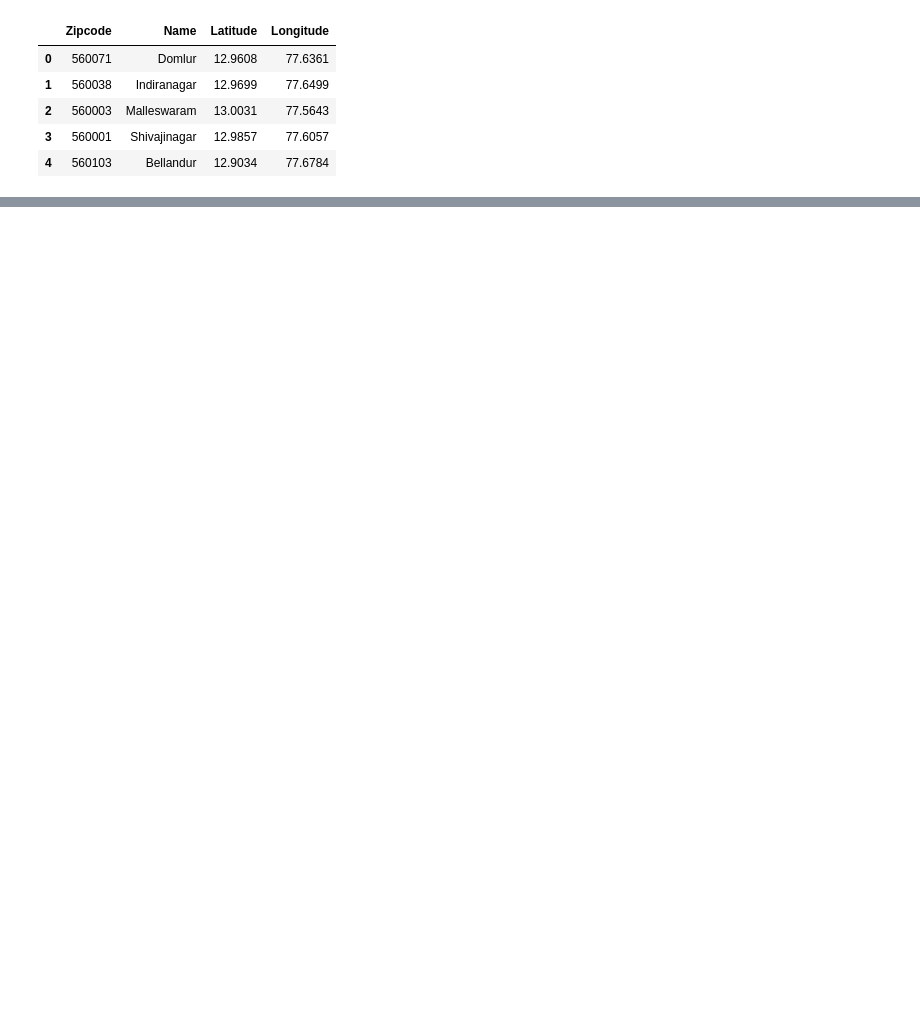
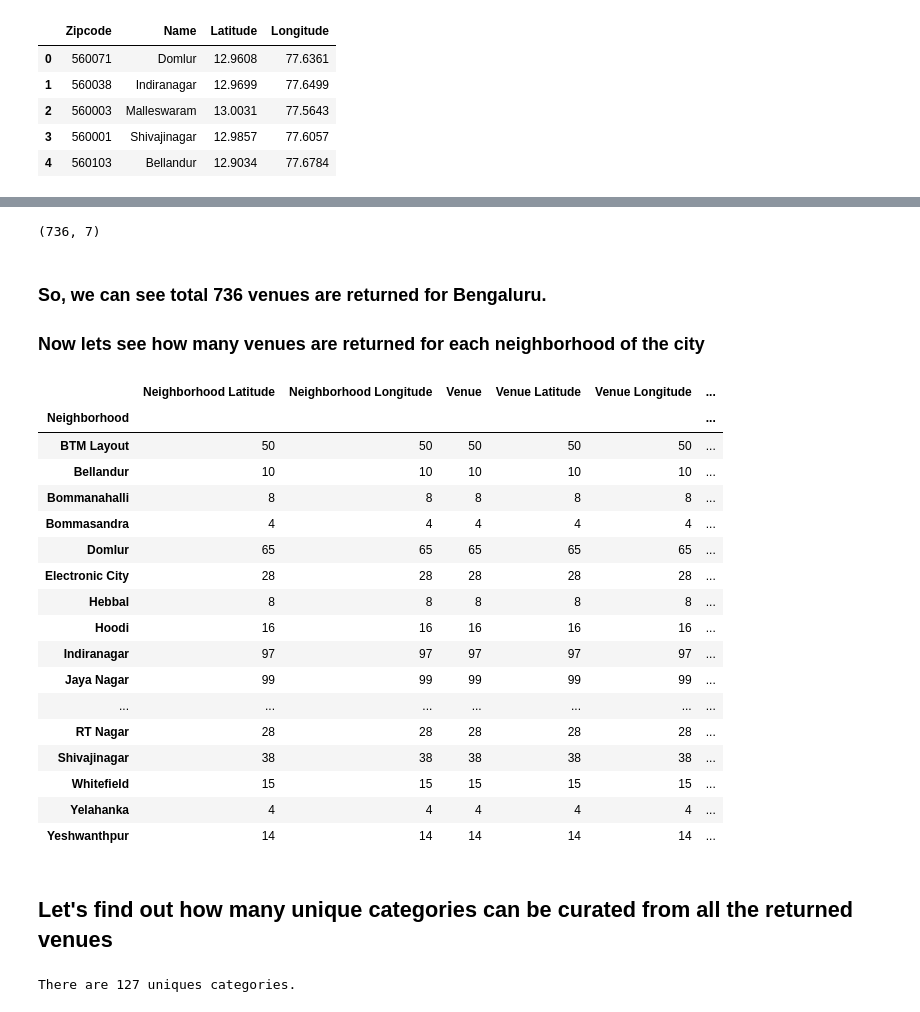
Before and after one commit to sarika1101/Coursera_Capstone, a Jupyter notebook: Final Project - The Battle of Neighborhoods.ipynb, the cells around one changed output, grey strips where cells are left out. Drawn from its saved outputs; the diff is of its cells as text; code cells hidden in the pictures; blank space fills up the shorter version.

```diff
--- a/Final Project - The Battle of Neighborhoods.ipynb
+++ b/Final Project - The Battle of Neighborhoods.ipynb
@@ -44,0 +69,10 @@ df_hy.head()
+# %%
+address_blr = 'Bengaluru, KA'
+address_hy = 'Hyderabad, Telangana'
+
+geolocator = Nominatim(user_agent="ny_explorer")
+
+location_blr = geolocator.geocode(address_blr)
+latitude_blr = location_blr.latitude
+longitude_blr = location_blr.longitude
+print('The geograpical coordinate of Bengaluru are {}, {}.'.format(latitude_blr, longitude_blr))
@@ -44,0 +85,17 @@ df_hy.head()
+# %%
+bengaluru_map = folium.Map(location=[latitude_blr, longitude_blr], zoom_start=11)
+
+# add markers to map
+for lat, lng, label in zip(df_blr['Latitude'], df_blr['Longitude'], df_blr['Name']):
+    label = folium.Popup(label, parse_html=True)
+    folium.CircleMarker(
+        [lat, lng],
+        radius=5,
+        popup=label,
+        color='blue',
+        fill=True,
+        fill_color='#3186cc',
+        fill_opacity=0.7,
+        parse_html=False).add_to(bengaluru_map)
+
+bengaluru_map
@@ -44,0 +108,8 @@ df_hy.head()
+# %%
+CLIENT_ID = 'W20CPWKZ0CWMSF2J0UZ3UVO5HZMATNQ34QTHUCOH0H1KEWQE' # your Foursquare ID
+CLIENT_SECRET = 'FIPL5BPIDBRAFMOCCLQKAOELCMYY2Q4RKRORR5OFETZ4VZHI' # your Foursquare Secret
+VERSION = '20180605' # Foursquare API version
+
+print('Your credentails:')
+print('CLIENT_ID: ' + CLIENT_ID)
+print('CLIENT_SECRET:' + CLIENT_SECRET)
@@ -44,0 +164,5 @@ df_hy.head()
+# %%
+bengaluru_venues = getNearbyVenues(names=df_blr['Name'],
+                                   latitudes=df_blr['Latitude'],
+                                   longitudes=df_blr['Longitude']
+                                  )
@@ -44,0 +203,34 @@ df_hy.head()
+# %%
+bengaluru_venues.shape
+# %% [output]
+(736, 7)
+# %% [markdown]
+### So, we can see total 736 venues are returned for Bengaluru.
+### Now lets see how many venues are returned for each neighborhood of the city
+# %%
+bengaluru_venues.groupby('Neighborhood').count()
+# %% [output]
+|  | Neighborhood Latitude | Neighborhood Longitude | Venue | Venue Latitude | Venue Longitude | ... |
+| Neighborhood |  |  |  |  |  | ... |
+| BTM Layout | 50 | 50 | 50 | 50 | 50 | ... |
+| Bellandur | 10 | 10 | 10 | 10 | 10 | ... |
+| Bommanahalli | 8 | 8 | 8 | 8 | 8 | ... |
+| Bommasandra | 4 | 4 | 4 | 4 | 4 | ... |
+| Domlur | 65 | 65 | 65 | 65 | 65 | ... |
+| Electronic City | 28 | 28 | 28 | 28 | 28 | ... |
+| Hebbal | 8 | 8 | 8 | 8 | 8 | ... |
+| Hoodi | 16 | 16 | 16 | 16 | 16 | ... |
+| Indiranagar | 97 | 97 | 97 | 97 | 97 | ... |
+| Jaya Nagar | 99 | 99 | 99 | 99 | 99 | ... |
+| ... | ... | ... | ... | ... | ... | ... |
+| RT Nagar | 28 | 28 | 28 | 28 | 28 | ... |
+| Shivajinagar | 38 | 38 | 38 | 38 | 38 | ... |
+| Whitefield | 15 | 15 | 15 | 15 | 15 | ... |
+| Yelahanka | 4 | 4 | 4 | 4 | 4 | ... |
+| Yeshwanthpur | 14 | 14 | 14 | 14 | 14 | ... |
+# %% [markdown]
+## Let's find out how many unique categories can be curated from all the returned venues
+# %%
+print('There are {} uniques categories.'.format(len(bengaluru_venues['Venue Category'].unique())))
+# %% [output]
+There are 127 uniques categories.
```
Also changed, not shown: parts of 51 cells of this notebook.
